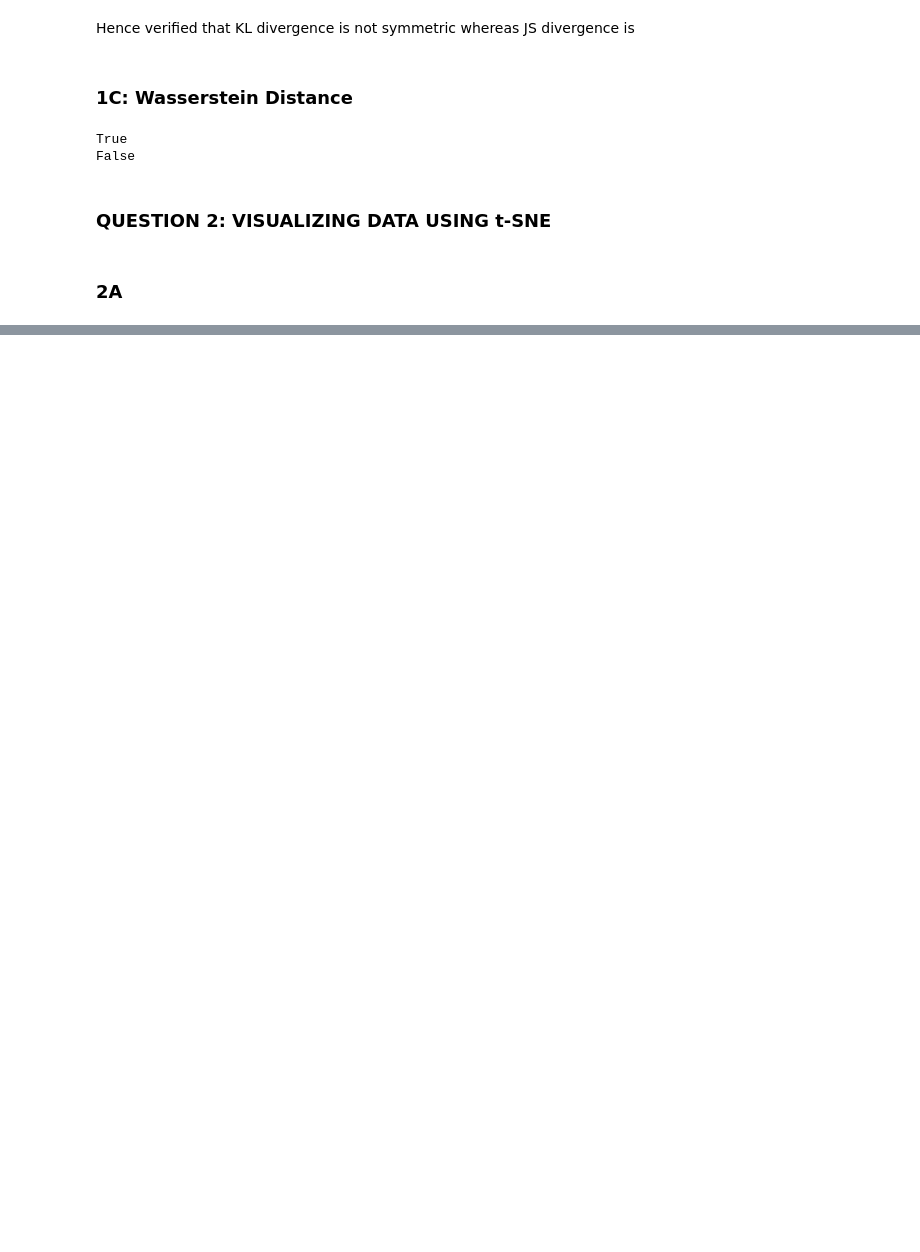
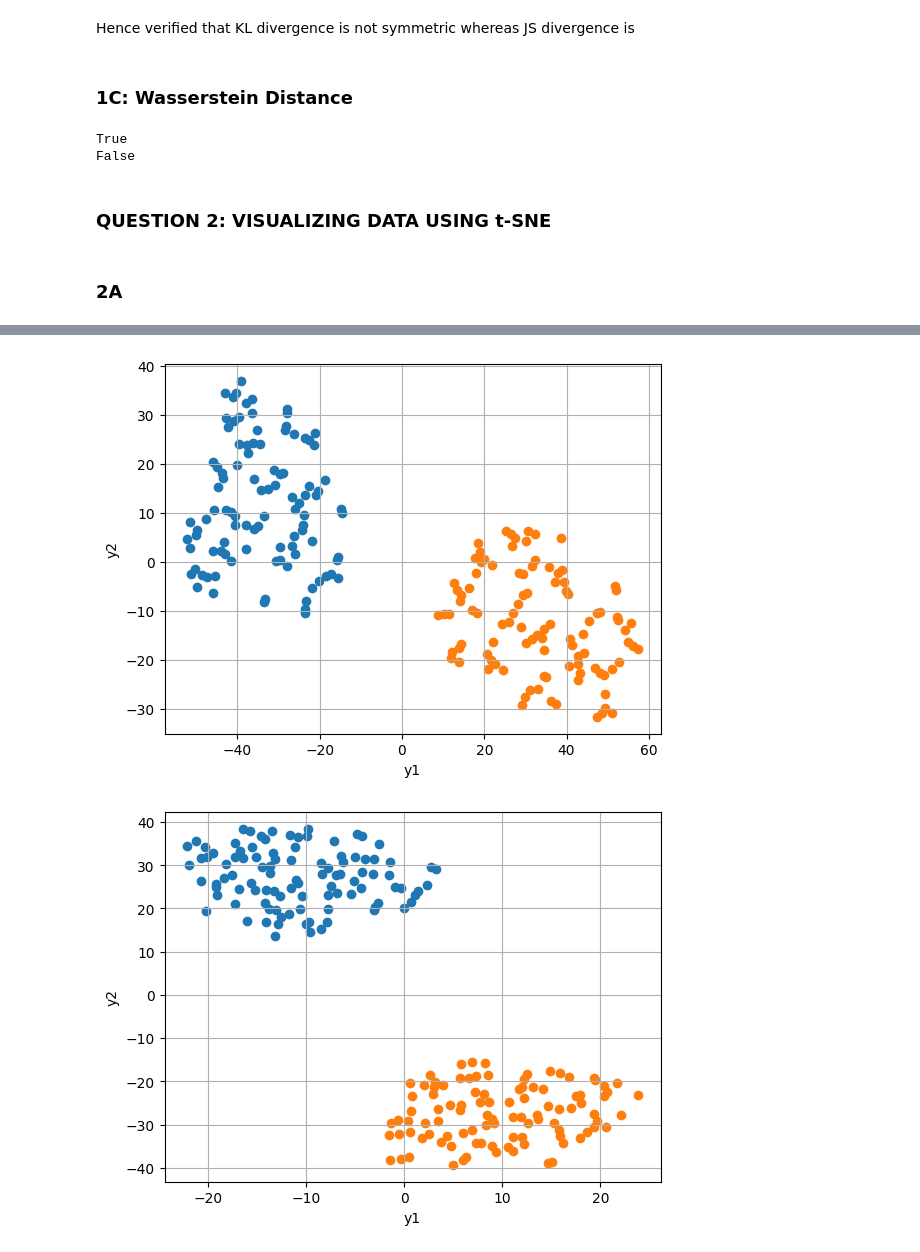
Before and after one commit to TushitaSharva/SEM7, a Jupyter notebook: AI5100/HW2/cs21btech11022-hw2.ipynb, the cells around one changed output, grey strips where cells are left out. Cells and saved outputs as stored; diff of their text form; code cells hidden in the pictures; blank space fills up the shorter version.

```diff
--- a/AI5100/HW2/cs21btech11022-hw2.ipynb
+++ b/AI5100/HW2/cs21btech11022-hw2.ipynb
@@ -177,0 +287,3 @@ False
+# %%
+for i in range(50):
+    print(divergences[i])
@@ -177,0 +308,17 @@ False
+# %%
+from sklearn.manifold import TSNE
+import matplotlib.pyplot as plt
+
+perplexities = [5, 12, 25, 50]
+
+for i, perplexity in enumerate(perplexities):
+    embeds = TSNE(n_components=2, learning_rate='auto', init='random', perplexity=perplexity).fit_transform(data)
+    plt.scatter(embeds[:num_points, 0], embeds[:num_points, 1], label='A')
+    plt.scatter(embeds[num_points:, 0], embeds[num_points:, 1], label='B')
+    plt.xlabel('y1')
+    plt.ylabel('y2')
+    plt.grid(True)
+    plt.show()
+# %% [output]
+[figure, added]
+[figure, added]
```
Also changed, not shown: parts of 15 cells of this notebook, 1 other file.
